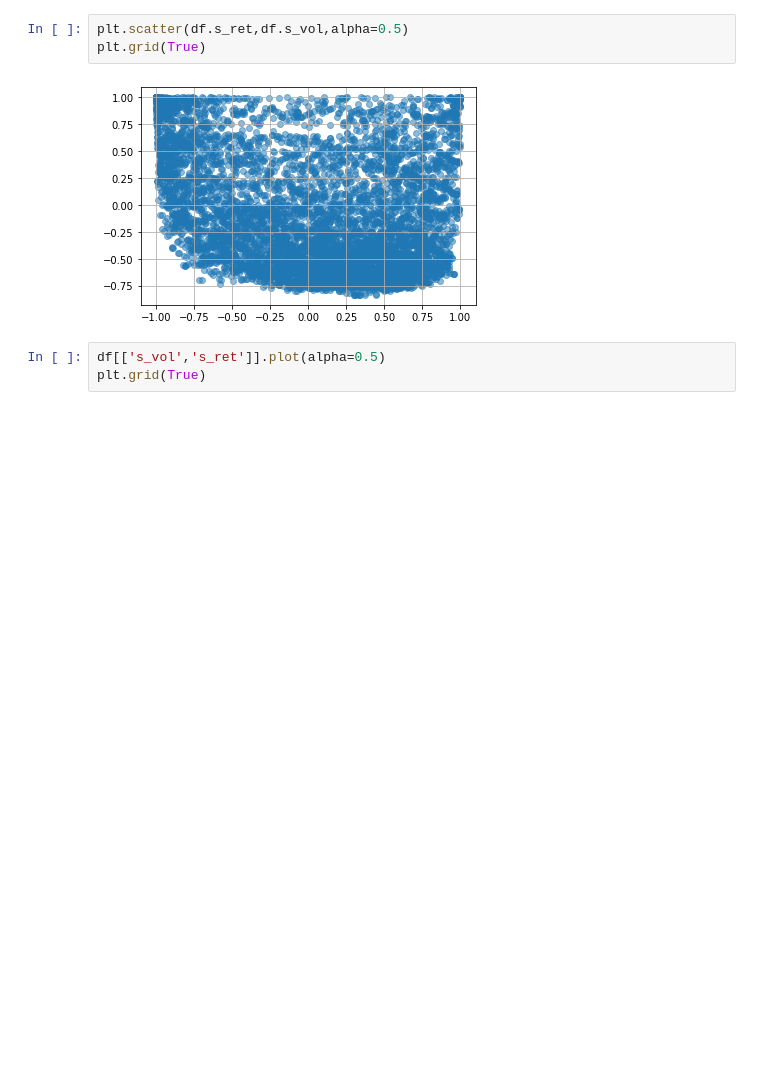
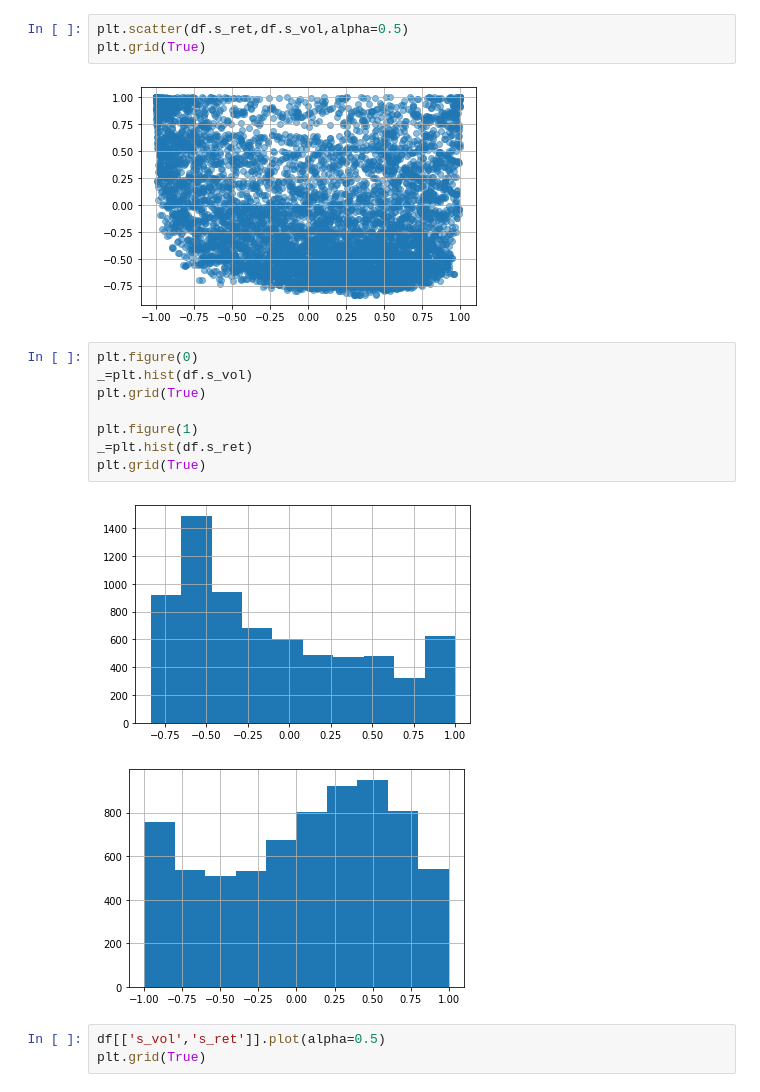
Before and after one commit to pangyuteng/public-misc, a Jupyter notebook: finance/ml/myeval.ipynb, the cells around one changed output. Drawn from its saved outputs; the diff is of its cells as text; blank space fills up the shorter version.

```diff
--- a/finance/ml/myeval.ipynb
+++ b/finance/ml/myeval.ipynb
@@ -55,6 +55,17 @@ plt.scatter(df.s_ret,df.s_vol,alpha=0.5)
 plt.grid(True)
 # %% [output]
 [figure]
+# %%
+plt.figure(0)
+_=plt.hist(df.s_vol)
+plt.grid(True)
+
+plt.figure(1)
+_=plt.hist(df.s_ret)
+plt.grid(True)
+# %% [output]
+[figure, added]
+[figure, added]
 # %%
 df[['s_vol','s_ret']].plot(alpha=0.5)
 plt.grid(True)
```
Also changed, not shown: parts of 1 cell of this notebook, 9 other files.
